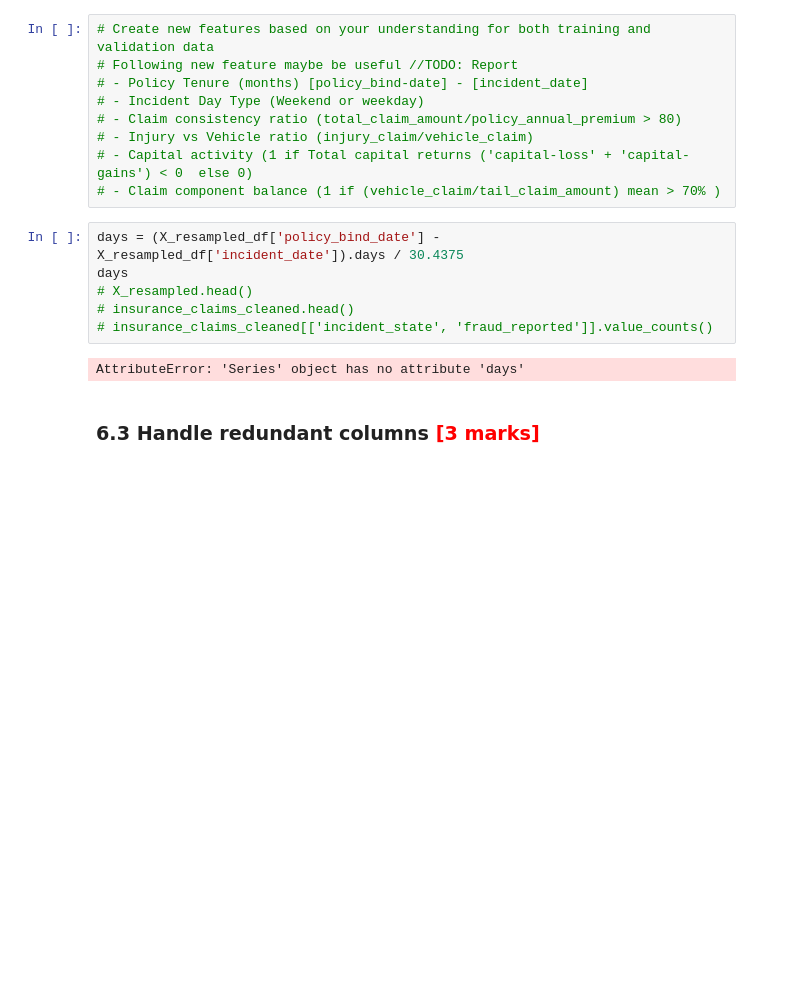
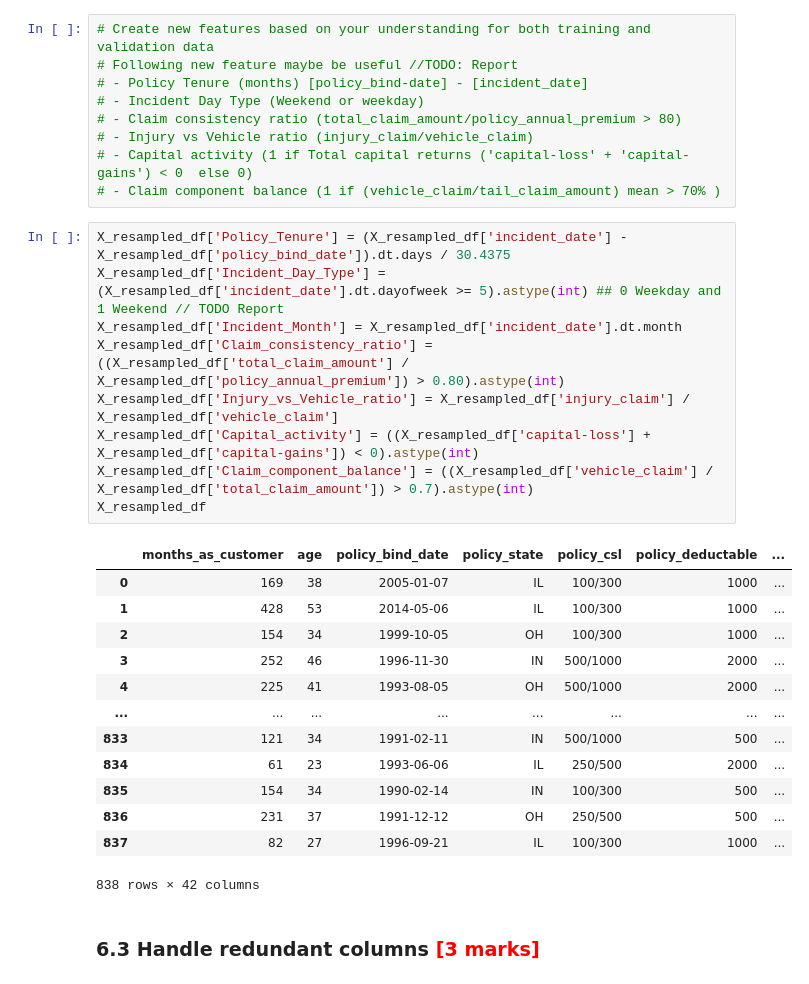
Before and after one commit to jagdsh/model_selection_insurance_fraud_claim, a Jupyter notebook: Fraudulent_Claim_Detection_Starter.ipynb, the cells around one changed output. Cells and saved outputs as stored; diff of their text form; blank space fills up the shorter version.

```diff
--- a/Fraudulent_Claim_Detection_Starter.ipynb
+++ b/Fraudulent_Claim_Detection_Starter.ipynb
@@ -919,14 +919,29 @@ Create new features from existing ones to enhance the model's ability to capture
 # - Injury vs Vehicle ratio (injury_claim/vehicle_claim)
 # - Capital activity (1 if Total capital returns ('capital-loss' + 'capital-gains') < 0  else 0)
 # - Claim component balance (1 if (vehicle_claim/tail_claim_amount) mean > 70% )
-# %%
-days = (X_resampled_df['policy_bind_date'] - X_resampled_df['incident_date']).days / 30.4375
-days
-# X_resampled.head()
-# insurance_claims_cleaned.head()
-# insurance_claims_cleaned[['incident_state', 'fraud_reported']].value_counts()
-# %% [output]
-AttributeError: 'Series' object has no attribute 'days'
+# %%
+X_resampled_df['Policy_Tenure'] = (X_resampled_df['incident_date'] - X_resampled_df['policy_bind_date']).dt.days / 30.4375
+X_resampled_df['Incident_Day_Type'] = (X_resampled_df['incident_date'].dt.dayofweek >= 5).astype(int) ## 0 Weekday and 1 Weekend // TODO Report
+X_resampled_df['Incident_Month'] = X_resampled_df['incident_date'].dt.month
+X_resampled_df['Claim_consistency_ratio'] = ((X_resampled_df['total_claim_amount'] / X_resampled_df['policy_annual_premium']) > 0.80).astype(int)
+X_resampled_df['Injury_vs_Vehicle_ratio'] = X_resampled_df['injury_claim'] / X_resampled_df['vehicle_claim']
+X_resampled_df['Capital_activity'] = ((X_resampled_df['capital-loss'] + X_resampled_df['capital-gains']) < 0).astype(int)
+X_resampled_df['Claim_component_balance'] = ((X_resampled_df['vehicle_claim'] / X_resampled_df['total_claim_amount']) > 0.7).astype(int)
+X_resampled_df
+# %% [output]
+|  | months_as_customer | age | policy_bind_date | policy_state | policy_csl | policy_deductable | ... |
+| 0 | 169 | 38 | 2005-01-07 | IL | 100/300 | 1000 | ... |
+| 1 | 428 | 53 | 2014-05-06 | IL | 100/300 | 1000 | ... |
+| 2 | 154 | 34 | 1999-10-05 | OH | 100/300 | 1000 | ... |
+| 3 | 252 | 46 | 1996-11-30 | IN | 500/1000 | 2000 | ... |
+| 4 | 225 | 41 | 1993-08-05 | OH | 500/1000 | 2000 | ... |
+| ... | ... | ... | ... | ... | ... | ... | ... |
+| 833 | 121 | 34 | 1991-02-11 | IN | 500/1000 | 500 | ... |
+| 834 | 61 | 23 | 1993-06-06 | IL | 250/500 | 2000 | ... |
+| 835 | 154 | 34 | 1990-02-14 | IN | 100/300 | 500 | ... |
+| 836 | 231 | 37 | 1991-12-12 | OH | 250/500 | 500 | ... |
+| 837 | 82 | 27 | 1996-09-21 | IL | 100/300 | 1000 | ... |
+838 rows × 42 columns
 # %% [markdown]
 ### **6.3 Handle redundant columns** <font color="red">[3 marks]</font>
 # %% [markdown]
```
Also changed, not shown: parts of 12 cells of this notebook.
